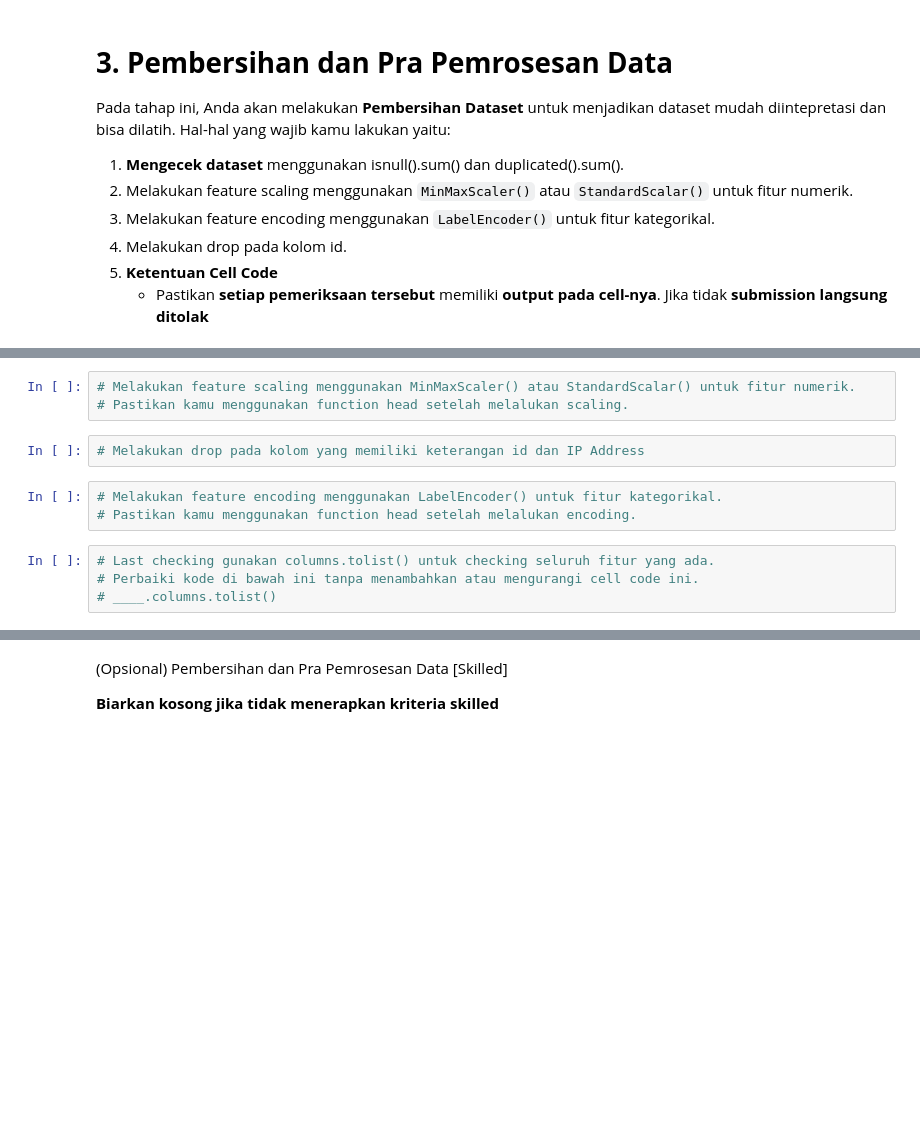
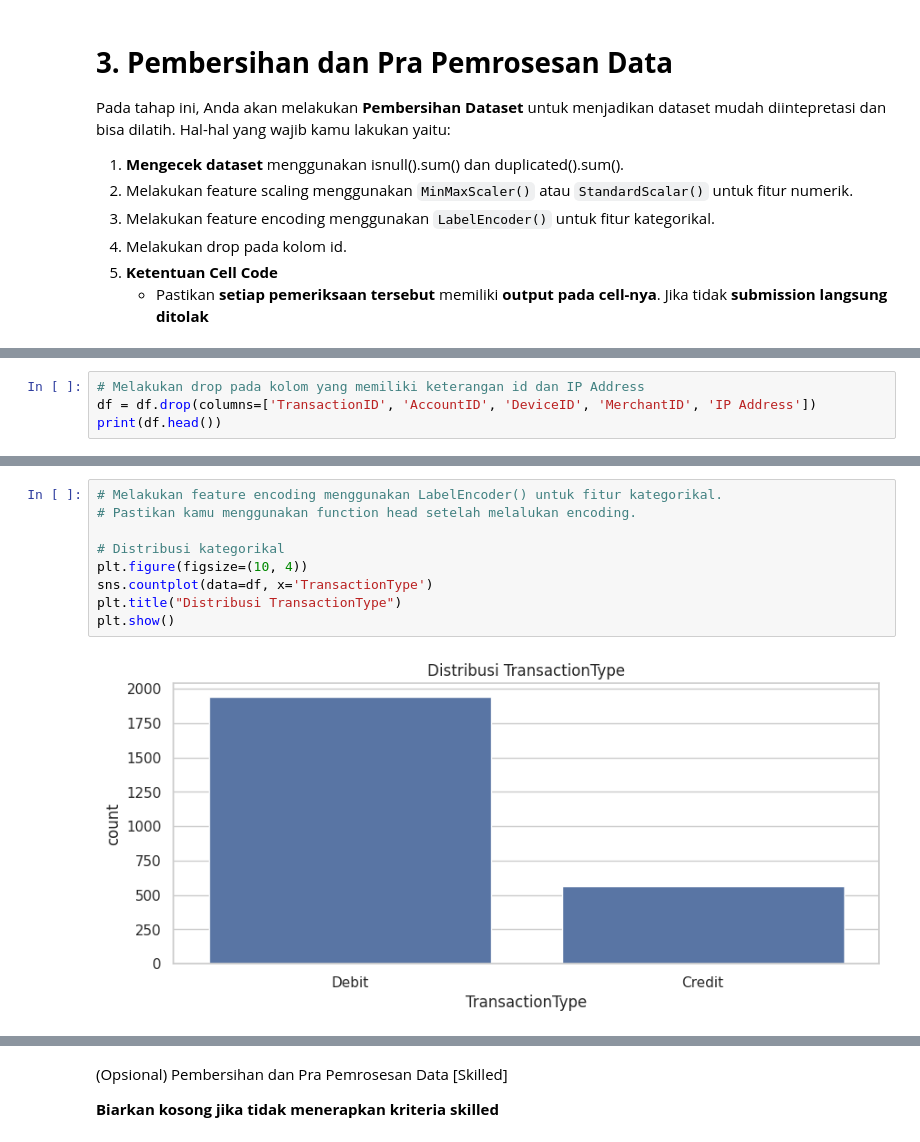
Before and after one commit to Andriansyah2501/BMLP, a Jupyter notebook: [Clustering]_Submission_Akhir_BMLP_Andrian_Syah.ipynb, the cells around one changed output, grey strips where cells are left out. Drawn from its saved outputs; the diff is of its cells as text; blank space fills up the shorter version.

```diff
--- a/[Clustering]_Submission_Akhir_BMLP_Andrian_Syah.ipynb
+++ b/[Clustering]_Submission_Akhir_BMLP_Andrian_Syah.ipynb
@@ -105,0 +203,4 @@ Pada tahap ini, Anda akan melakukan **Pembersihan Dataset** untuk menjadikan dat
+# %%
+# Melakukan drop pada kolom yang memiliki keterangan id dan IP Address
+df = df.drop(columns=['TransactionID', 'AccountID', 'DeviceID', 'MerchantID', 'IP Address'])
+print(df.head())
@@ -106,12 +228,11 @@ Pada tahap ini, Anda akan melakukan **Pembersihan Dataset** untuk menjadikan dat
 # %%
-# Melakukan feature scaling menggunakan MinMaxScaler() atau StandardScalar() untuk fitur numerik.
-# Pastikan kamu menggunakan function head setelah melalukan scaling.
+# Melakukan feature encoding menggunakan LabelEncoder() untuk fitur kategorikal.
+# Pastikan kamu menggunakan function head setelah melalukan encoding.
+
+# Distribusi kategorikal
+plt.figure(figsize=(10, 4))
+sns.countplot(data=df, x='TransactionType')
+plt.title("Distribusi TransactionType")
+plt.show()
+# %% [output]
+[figure, added]
-# %%
-# Melakukan drop pada kolom yang memiliki keterangan id dan IP Address
-# %%
-# Melakukan feature encoding menggunakan LabelEncoder() untuk fitur kategorikal.
-# Pastikan kamu menggunakan function head setelah melalukan encoding.
-# %%
-# Last checking gunakan columns.tolist() untuk checking seluruh fitur yang ada.
-# Perbaiki kode di bawah ini tanpa menambahkan atau mengurangi cell code ini.
-# ____.columns.tolist()
```
Also changed, not shown: parts of 23 cells of this notebook.
